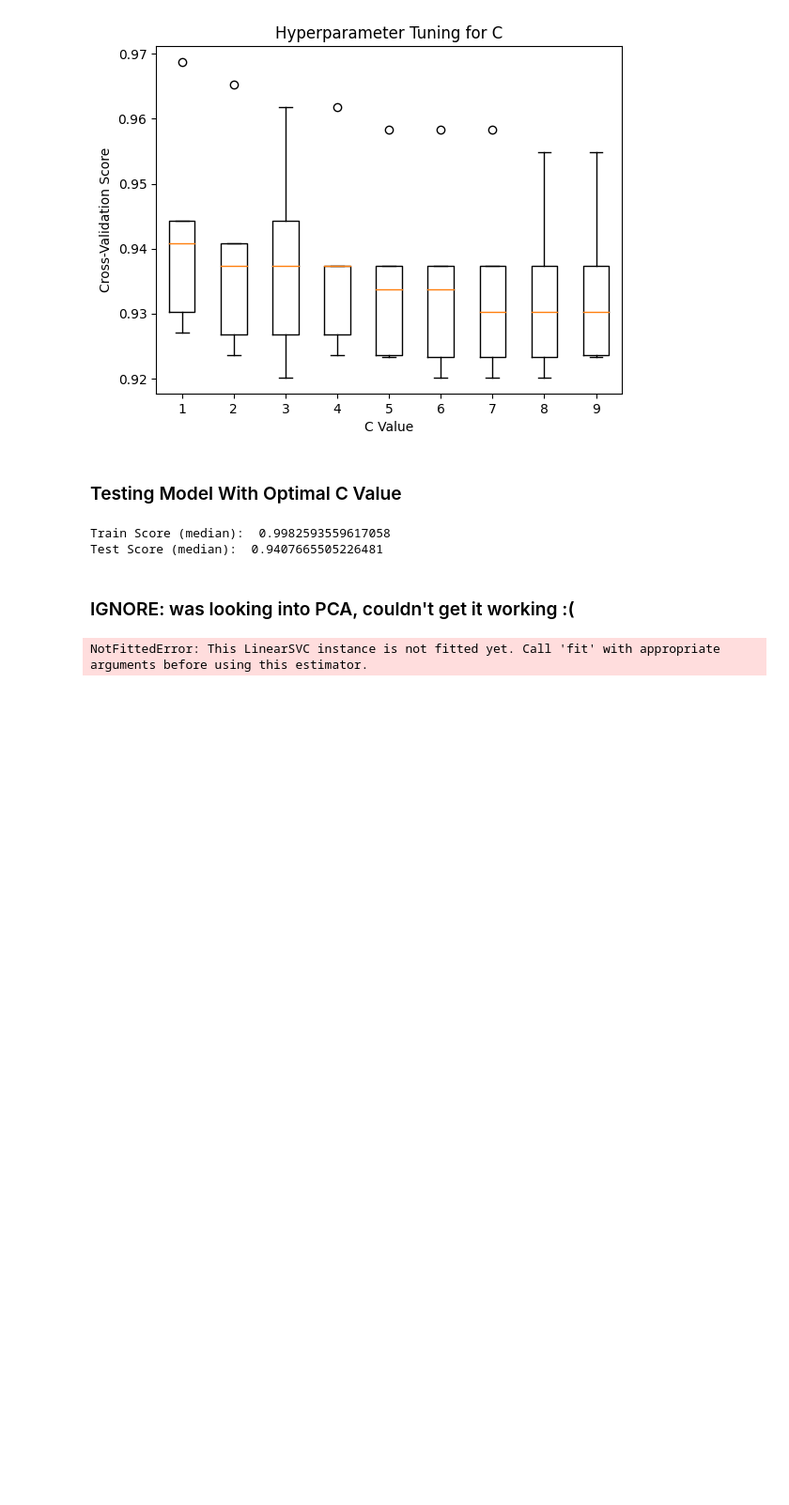
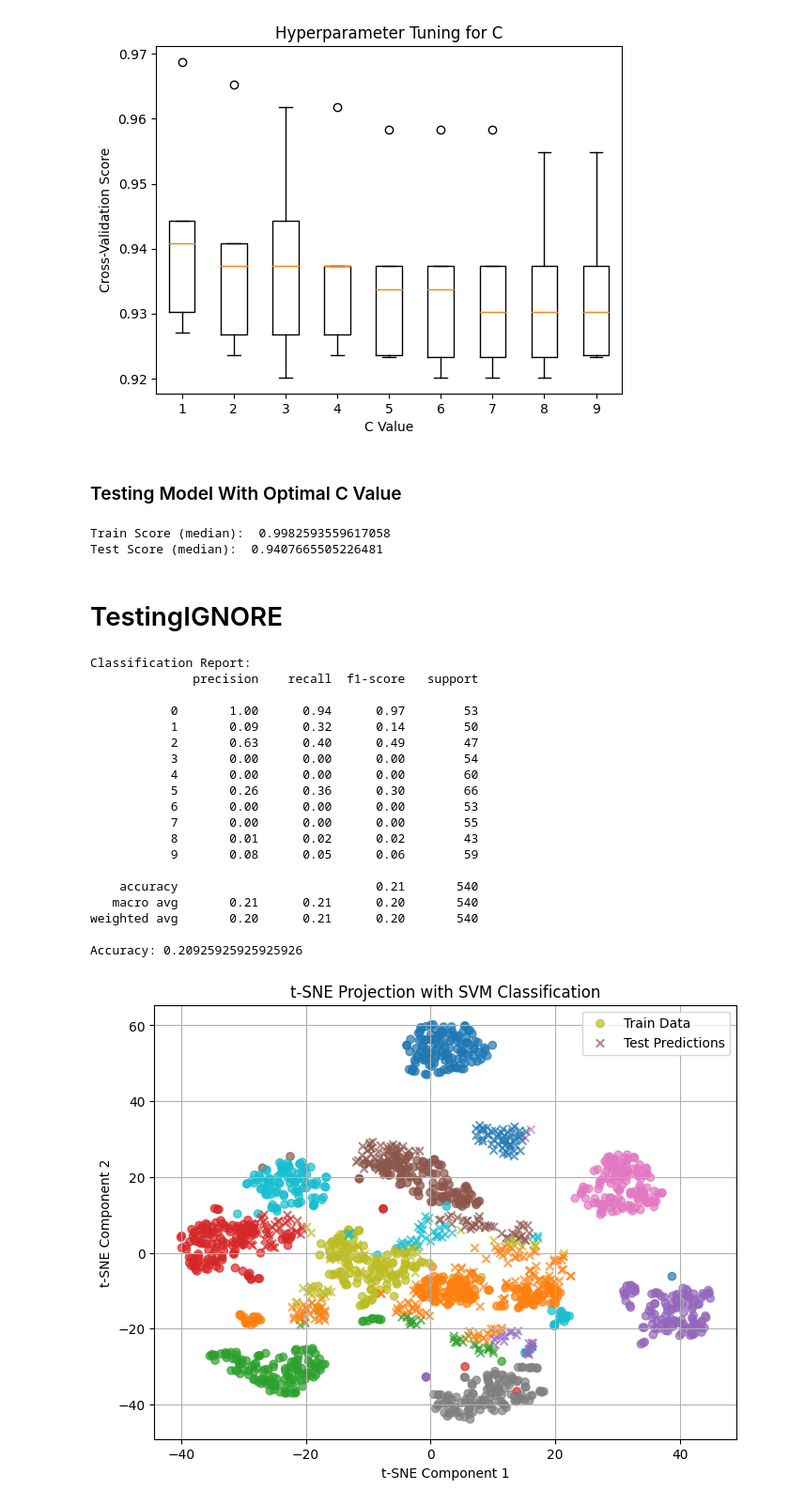
Before and after one commit to okquentin/ECCS_3401, a Jupyter notebook: hw/final_project.ipynb, the cells around one changed output. Shown at 94% size. Drawn from its saved outputs; the diff is of its cells as text; code cells hidden in the pictures; blank space fills up the shorter version.

```diff
--- a/hw/final_project.ipynb
+++ b/hw/final_project.ipynb
@@ -135,5 +347,3 @@ print("Test Score (median): ", np.median(test_scores))
 # %% [output]
 Train Score (median):  0.9982593559617058
 Test Score (median):  0.9407665505226481
-# %% [markdown]
-### IGNORE: was looking into PCA, couldn't get it working :(
@@ -187,4 +350,60 @@ def plotSVMResults(X,y, model):
-# %%
-plotSVMResults(X_train_pca, y_train, model)
-# %% [output]
-NotFittedError: This LinearSVC instance is not fitted yet. Call 'fit' with appropriate arguments before using this estimator.
+# %% [markdown]
+# TestingIGNORE
+# %%
+from sklearn.manifold import TSNE
+from sklearn.model_selection import train_test_split
+from sklearn.svm import SVC
+from sklearn.metrics import classification_report, accuracy_score
+import matplotlib.pyplot as plt
+
+# Split the data into training and testing sets
+X_train, X_test, y_train, y_test = train_test_split(X, y, test_size=0.3, random_state=42)
+
+# Reduce to 2D using t-SNE
+tsne = TSNE(n_components=2, perplexity=30, random_state=42)
+X_train_tsne = tsne.fit_transform(X_train)
+X_test_tsne = tsne.fit_transform(X_test)
+
+# Train an SVM classifier on the t-SNE reduced data
+svm = SVC(kernel='linear', random_state=42)
+svm.fit(X_train_tsne, y_train)
+
+# Predict on the test set
+y_pred = svm.predict(X_test_tsne)
+
+# Evaluate the classifier
+print("Classification Report:")
+print(classification_report(y_test, y_pred))
+print("Accuracy:", accuracy_score(y_test, y_pred))
+
+# Plot the t-SNE projection with SVM decision boundaries
+plt.figure(figsize=(8, 6))
+plt.scatter(X_train_tsne[:, 0], X_train_tsne[:, 1], c=y_train, cmap='tab10', alpha=0.7, label='Train Data')
+plt.scatter(X_test_tsne[:, 0], X_test_tsne[:, 1], c=y_pred, cmap='tab10', alpha=0.7, marker='x', label='Test Predictions')
+plt.xlabel('t-SNE Component 1')
+plt.ylabel('t-SNE Component 2')
+plt.title('t-SNE Projection with SVM Classification')
+plt.legend()
+plt.grid(True)
+plt.show()
+# %% [output]
+Classification Report:
+              precision    recall  f1-score   support
+
+           0       1.00      0.94      0.97        53
+           1       0.09      0.32      0.14        50
+           2       0.63      0.40      0.49        47
+           3       0.00      0.00      0.00        54
+           4       0.00      0.00      0.00        60
+           5       0.26      0.36      0.30        66
+           6       0.00      0.00      0.00        53
+           7       0.00      0.00      0.00        55
+           8       0.01      0.02      0.02        43
+           9       0.08      0.05      0.06        59
+
+    accuracy                           0.21       540
+   macro avg       0.21      0.21      0.20       540
+weighted avg       0.20      0.21      0.20       540
+
+Accuracy: 0.20925925925925926
+[figure, added]
```
Also changed, not shown: parts of 9 cells of this notebook.
